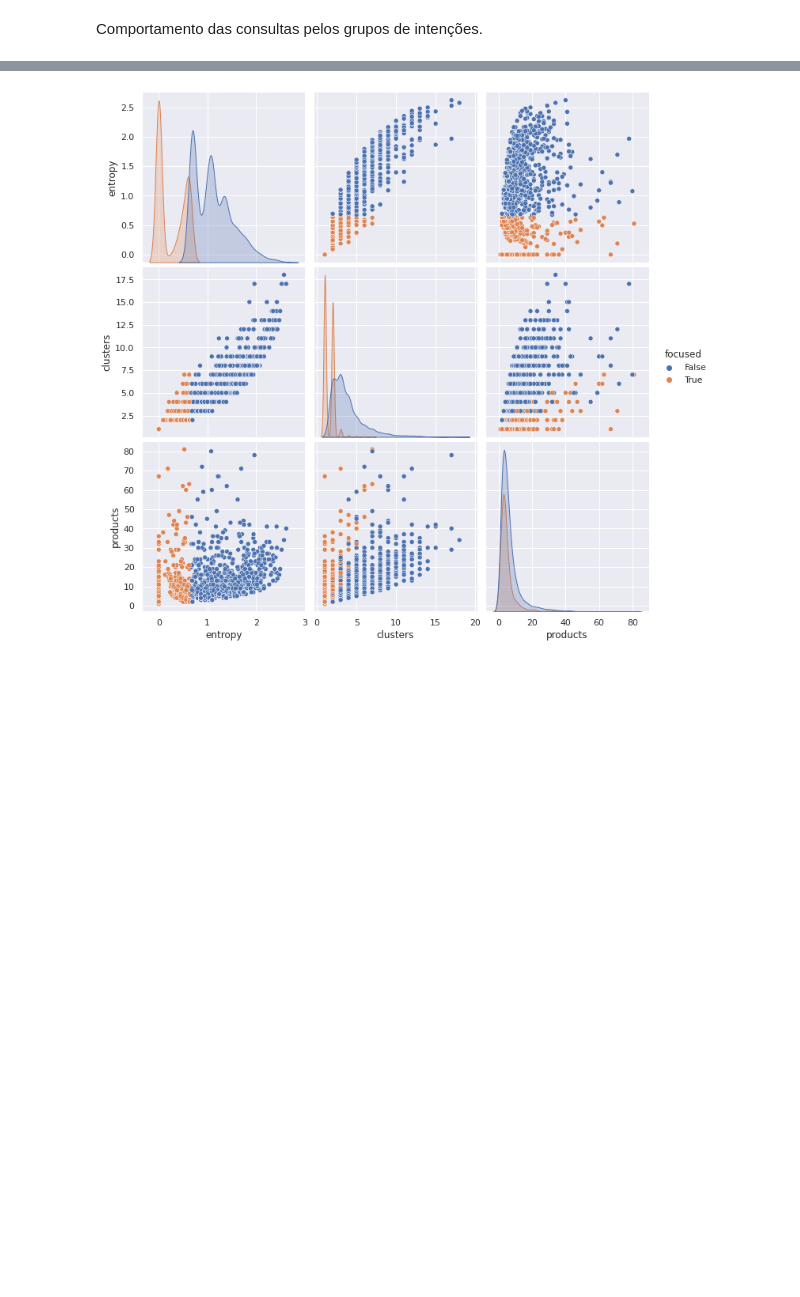
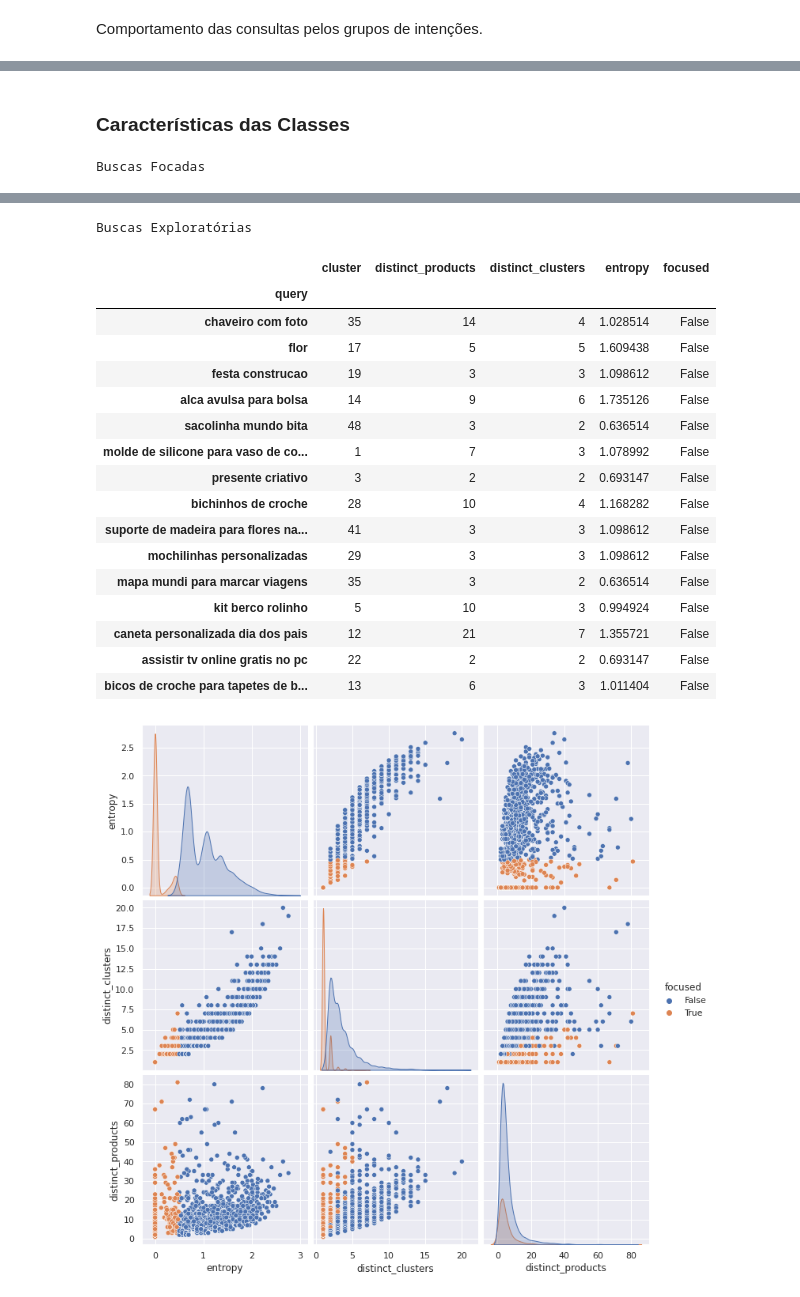
Before and after one commit to brunovilar/desafio-data-science-elo7, a Jupyter notebook: notebooks/04.1_Calibracao_Nao_Supervisionada.ipynb, the cells around one changed output, grey strips where cells are left out. Saved outputs shown, nothing was run; the diff lists cells and outputs as text; code cells hidden in the pictures; blank space fills up the shorter version.

```diff
--- a/notebooks/04.1_Calibracao_Nao_Supervisionada.ipynb
+++ b/notebooks/04.1_Calibracao_Nao_Supervisionada.ipynb
@@ -152,3 +137,0 @@ Atribuição dos grupos aos produtos
-# %%
-embeddings_frame = pd.merge(embeddings_frame, products_embeddings_frame[['title', 'cluster']], on='title', how='left')
-embeddings_frame.head()
@@ -176,15 +152,15 @@ embeddings_entropy_frame = (embeddings_frame
 frame_slice = embeddings_frame.loc[lambda f: f['query'].isin(qualified_queries)]
 
 embeddings_entropy_frame = (embeddings_entropy_frame
-                            .merge(count_frame_items(frame_slice, 'query', 'title').rename('products'),
+                            .merge(count_frame_items(frame_slice, 'query', 'title').rename('distinct_products'),
                                    left_index=True, right_index=True)
-                            .merge(count_frame_items(frame_slice, 'query', 'cluster').rename('clusters'),
+                            .merge(count_frame_items(frame_slice, 'query', 'cluster').rename('distinct_clusters'),
                                    left_index=True, right_index=True)
                             .merge(compute_frame_column_entropy(frame_slice, 'query', 'cluster').rename('entropy'),
                                    left_index=True, right_index=True)
                            )
 
-del frame_slice
+del qualified_queries, frame_slice
 # %% [markdown]
 Distribuição de entropia das buscas.
 # %%
@@ -195,10 +170,30 @@ plt.show()
 # %% [markdown]
 Comportamento das consultas pelos grupos de intenções.
 # %%
-entropy_threshold = 0.65 #.65
-sns.pairplot(embeddings_entropy_frame
-             .assign(focused=lambda f: f['entropy'] <= entropy_threshold)
-             [['entropy', 'clusters', 'products', 'focused']], height=3.33, hue='focused')
-plt.show()
-plt.savefig()
+embeddings_entropy_frame['focused'] = embeddings_entropy_frame['entropy'] <= ENTROPY_THRESHOLD
+
+agg_frame = (embeddings_entropy_frame
+             [['focused']]
+             .assign(queries=1)
+             .groupby('focused')
+             .sum()
+             .reset_index()
+             .assign(perc=lambda f: (100 * f['queries'] / f['queries'].sum()).apply(lambda v: f'{v:.2f}%'))
+            )
+
+display_side_by_side([agg_frame], ['Distribuição de Consultas por Classe'])
+
+
+display(HTML('<h3>Características das Classes</h3>'))
+intent_summary_plot = sns.pairplot(embeddings_entropy_frame[['entropy', 'distinct_clusters', 'distinct_products', 'focused']],
+                                   height=3.33, hue='focused')
+
+
+queries_to_display = 15
+positive_sample = embeddings_entropy_frame.query('focused').sample(queries_to_display)
+negative_sample = embeddings_entropy_frame.query('not focused').sample(queries_to_display)
+
+display_side_by_side([positive_sample, negative_sample,], ['Buscas Focadas', 'Buscas Exploratórias'])
+
+del agg_frame
 # %% [output]
@@ -204,0 +204,2 @@ plt.savefig()
+Características das Classes
+Buscas Focadas
@@ -205 +223,19 @@ plt.savefig()
+Buscas Exploratórias
+|  | cluster | distinct_products | distinct_clusters | entropy | focused |
+| query |  |  |  |  |  |
+| chaveiro com foto | 35 | 14 | 4 | 1.028514 | False |
+| flor | 17 | 5 | 5 | 1.609438 | False |
+| festa construcao | 19 | 3 | 3 | 1.098612 | False |
+| alca avulsa para bolsa | 14 | 9 | 6 | 1.735126 | False |
+| sacolinha mundo bita | 48 | 3 | 2 | 0.636514 | False |
+| molde de silicone para vaso de co... | 1 | 7 | 3 | 1.078992 | False |
+| presente criativo | 3 | 2 | 2 | 0.693147 | False |
+| bichinhos de croche | 28 | 10 | 4 | 1.168282 | False |
+| suporte de madeira para flores na... | 41 | 3 | 3 | 1.098612 | False |
+| mochilinhas personalizadas | 29 | 3 | 3 | 1.098612 | False |
+| mapa mundi para marcar viagens | 35 | 3 | 2 | 0.636514 | False |
+| kit berco rolinho | 5 | 10 | 3 | 0.994924 | False |
+| caneta personalizada dia dos pais | 12 | 21 | 7 | 1.355721 | False |
+| assistir tv online gratis no pc | 22 | 2 | 2 | 0.693147 | False |
+| bicos de croche para tapetes de b... | 13 | 6 | 3 | 1.011404 | False |
-[figure, old version]
+[figure, new version]
```
Also changed, not shown: parts of 11 cells of this notebook, 1 other file.
